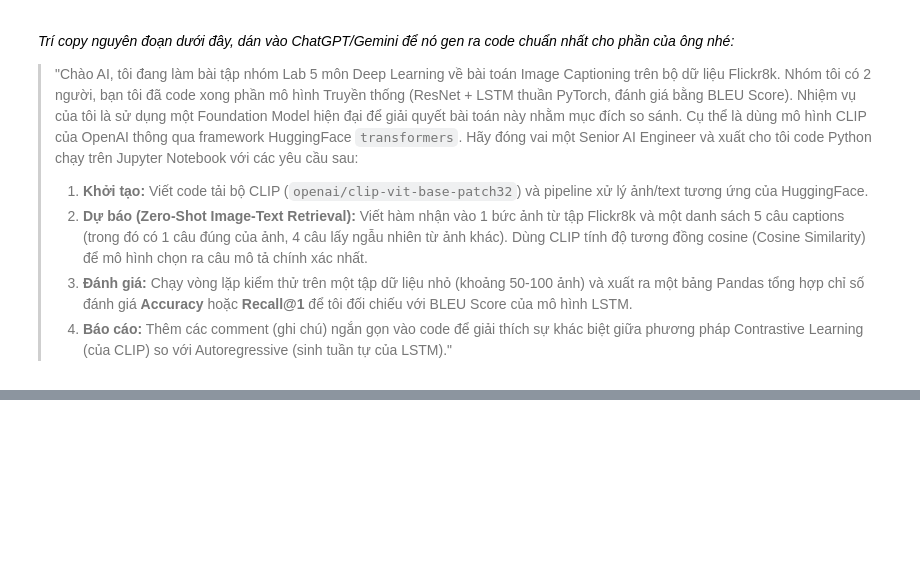
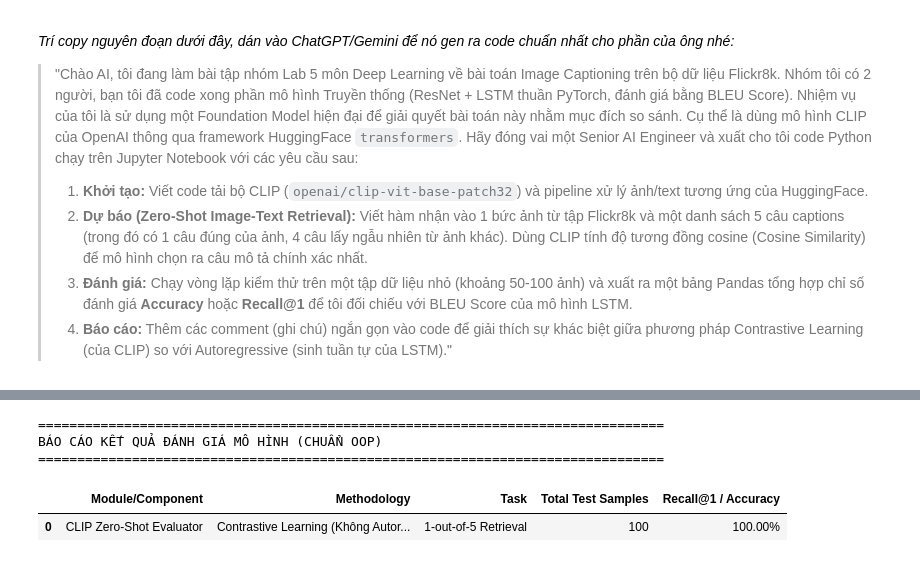
Before and after one commit to NgocHuyen2309/Lab5_DeepLearning, a Jupyter notebook: Lab5.ipynb, the cells around one changed output, grey strips where cells are left out. Drawn from its saved outputs; the diff is of its cells as text; code cells hidden in the pictures; blank space fills up the shorter version.

Commit message:
My tasks details will be in the PR

```diff
--- a/Lab5.ipynb
+++ b/Lab5.ipynb
@@ -374,0 +486,74 @@ Bạn chỉ cần copy nguyên khối văn bản bên dưới và gửi cho bạ
+# %%
+# ==========================================
+# 4. LỚP THỰC THI KIỂM THỬ VÀ BÁO CÁO
+# ==========================================
+class ZeroShotEvaluator:
+    def __init__(self, data_loader: FlickrDataLoader, model_manager: CLIPManager):
+        self.data_loader = data_loader
+        self.model = model_manager
+
+    def run_evaluation(self, num_samples: int = 100) -> pd.DataFrame:
+        if not self.data_loader.unique_images:
+            logger.error("Dữ liệu trống, dừng quá trình đánh giá.")
+            return None
+
+        logger.info(f"Bắt đầu quá trình Zero-Shot Retrieval trên {num_samples} mẫu...")
+        sample_images = random.sample(self.data_loader.unique_images, num_samples)
+        correct_hits = 0
+
+        for i, img_filename in enumerate(sample_images):
+            # 1. Chuẩn bị dữ liệu
+            img_path = os.path.join(self.data_loader.img_dir, img_filename)
+            try:
+                image = Image.open(img_path).convert("RGB")
+            except Exception as e:
+                logger.warning(f"Bỏ qua ảnh {img_filename} do lỗi đọc file: {e}")
+                continue
+
+            correct_cap, candidates = self.data_loader.get_candidate_captions(img_filename)
+
+            # 2. Gọi mô hình dự báo
+            best_idx = self.model.compute_similarity(image, candidates)
+            predicted_cap = candidates[best_idx]
+
+            # 3. Đánh giá
+            if predicted_cap == correct_cap:
+                correct_hits += 1
+
+        # Tổng hợp kết quả
+        accuracy = correct_hits / num_samples
+        logger.info(f"Đánh giá hoàn tất. Recall@1: {accuracy:.4f}")
+
+        return self._generate_report(num_samples, accuracy)
+
+    def _generate_report(self, num_samples: int, accuracy: float) -> pd.DataFrame:
+        report = {
+            "Module/Component": ["CLIP Zero-Shot Evaluator"],
+            "Methodology": ["Contrastive Learning (Không Autoregressive)"],
+            "Task": ["1-out-of-5 Retrieval"],
+            "Total Test Samples": [num_samples],
+            "Recall@1 / Accuracy": [f"{accuracy * 100:.2f}%"]
+        }
+        return pd.DataFrame(report)
+
+# ==========================================
+# 5. THỰC THI MAIN (ENTRY POINT)
+# ==========================================
+if __name__ == "__main__":
+    # Khởi tạo các module độc lập và tiêm (Inject) vào hệ thống
+    data_pipeline = FlickrDataLoader(Config.CSV_PATH, Config.IMG_DIR)
+
+    if data_pipeline.df is not None:
+        clip_engine = CLIPManager(Config.MODEL_ID, Config.DEVICE)
+
+        # Tiêm Data và Model vào bộ Evaluator
+        evaluator = ZeroShotEvaluator(data_loader=data_pipeline, model_manager=clip_engine)
+
+        # Chạy và xuất báo cáo
+        results_df = evaluator.run_evaluation(num_samples=100)
+
+        print("\n" + "="*80)
+        print("BÁO CÁO KẾT QUẢ ĐÁNH GIÁ MÔ HÌNH (CHUẨN OOP)")
+        print("="*80)
+        display(results_df)
+# %% [output]
@@ -374,0 +587,5 @@ Bạn chỉ cần copy nguyên khối văn bản bên dưới và gửi cho bạ
+================================================================================
+BÁO CÁO KẾT QUẢ ĐÁNH GIÁ MÔ HÌNH (CHUẨN OOP)
+================================================================================
+|  | Module/Component | Methodology | Task | Total Test Samples | Recall@1 / Accuracy |
+| 0 | CLIP Zero-Shot Evaluator | Contrastive Learning (Không Autor... | 1-out-of-5 Retrieval | 100 | 100.00% |
```
Also changed, not shown: parts of 8 cells of this notebook.
